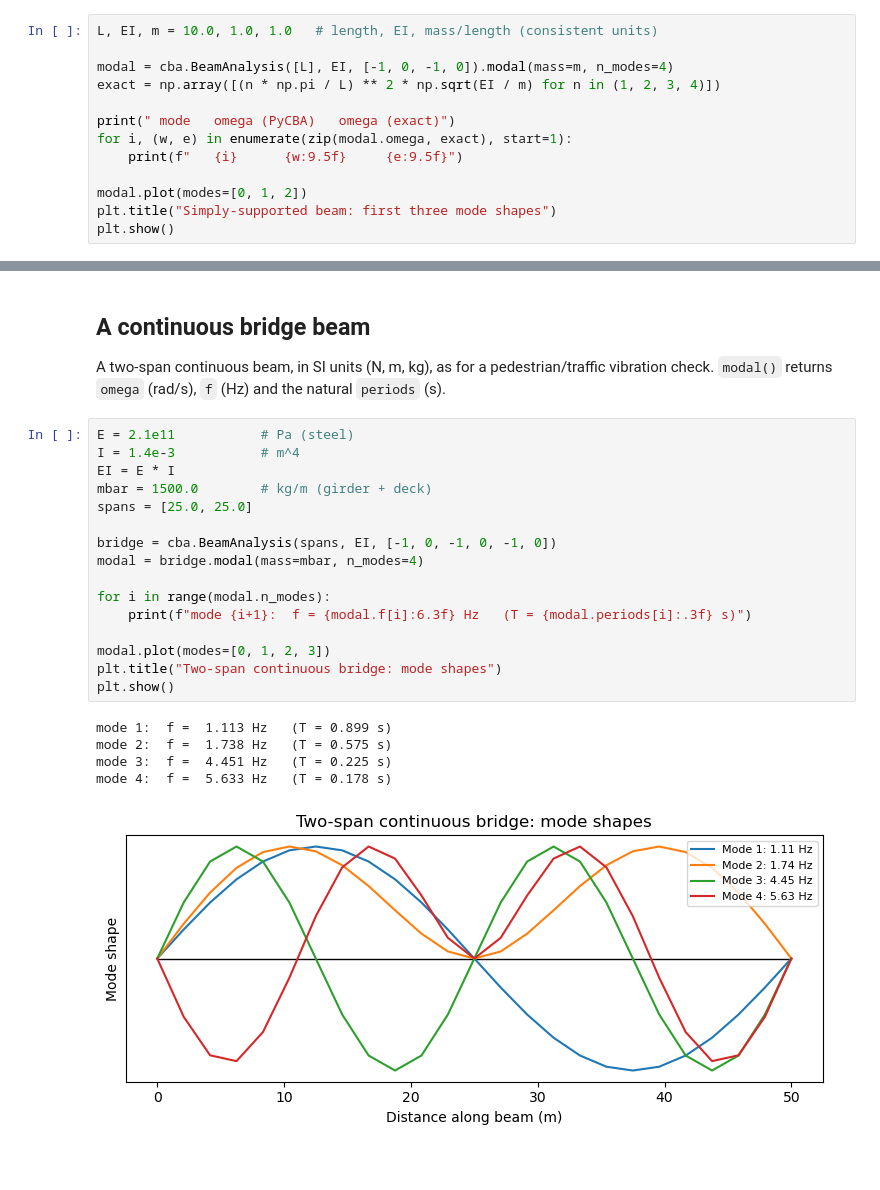
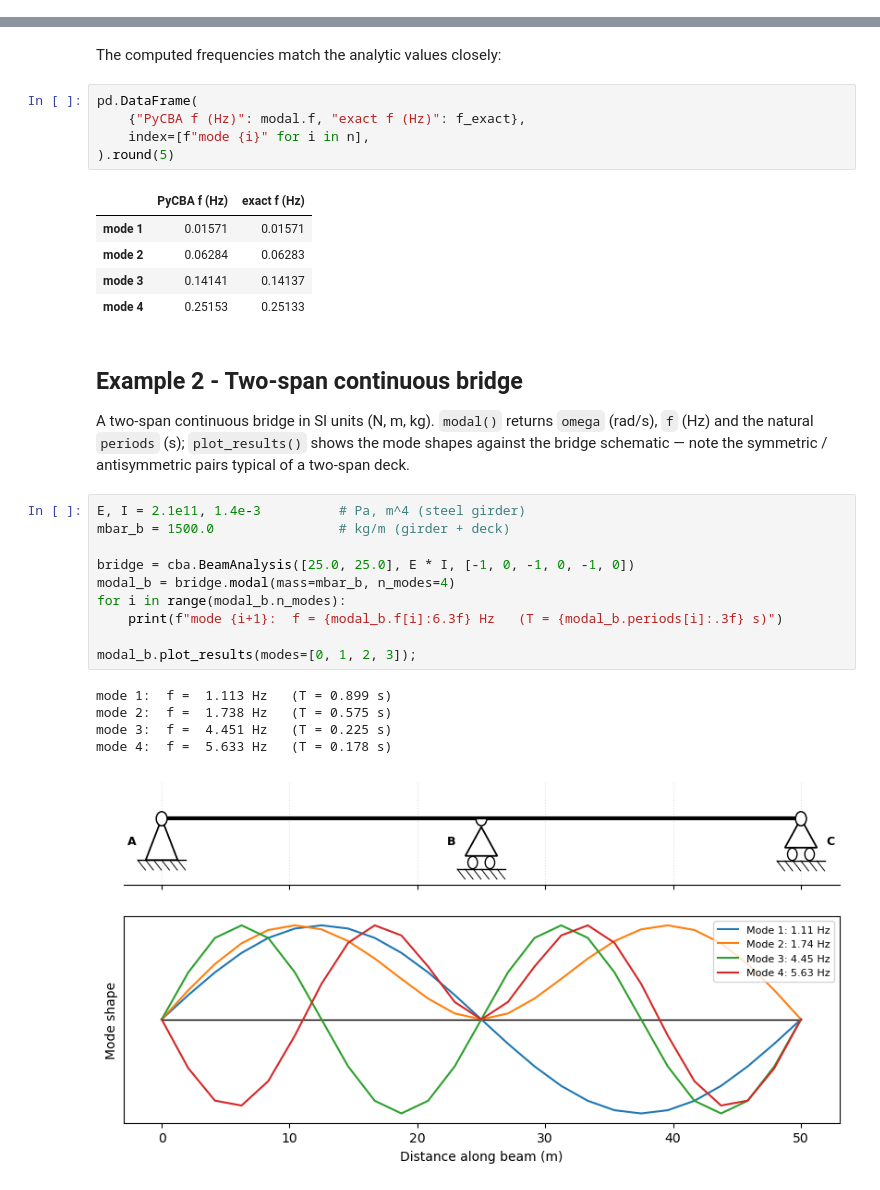
Before and after one commit to ccaprani/pycba, a Jupyter notebook: docs/source/notebooks/modal.ipynb, the cells around one changed output, grey strips where cells are left out. Drawn from its saved outputs; the diff is of its cells as text; blank space fills up the shorter version.

```diff
--- a/docs/source/notebooks/modal.ipynb
+++ b/docs/source/notebooks/modal.ipynb
@@ -21,13 +25,0 @@ $$ \omega_n = \left(\frac{n\pi}{L}\right)^2 \sqrt{\frac{EI}{\bar m}}. $$
-# %%
-L, EI, m = 10.0, 1.0, 1.0   # length, EI, mass/length (consistent units)
-
-modal = cba.BeamAnalysis([L], EI, [-1, 0, -1, 0]).modal(mass=m, n_modes=4)
-exact = np.array([(n * np.pi / L) ** 2 * np.sqrt(EI / m) for n in (1, 2, 3, 4)])
-
-print(" mode   omega (PyCBA)   omega (exact)")
-for i, (w, e) in enumerate(zip(modal.omega, exact), start=1):
-    print(f"   {i}      {w:9.5f}     {e:9.5f}")
-
-modal.plot(modes=[0, 1, 2])
-plt.title("Simply-supported beam: first three mode shapes")
-plt.show()
@@ -41,26 +47,33 @@ plt.show()
+# %% [markdown]
+The computed frequencies match the analytic values closely:
+# %%
+pd.DataFrame(
+    {"PyCBA f (Hz)": modal.f, "exact f (Hz)": f_exact},
+    index=[f"mode {i}" for i in n],
+).round(5)
+# %% [output]
+|  | PyCBA f (Hz) | exact f (Hz) |
+| mode 1 | 0.01571 | 0.01571 |
+| mode 2 | 0.06284 | 0.06283 |
+| mode 3 | 0.14141 | 0.14137 |
+| mode 4 | 0.25153 | 0.25133 |
 # %% [markdown]
-## A continuous bridge beam
+## Example 2 - Two-span continuous bridge
 
-A two-span continuous beam, in SI units (N, m, kg), as for a pedestrian/traffic vibration check. `modal()` returns `omega` (rad/s), `f` (Hz) and the natural `periods` (s).
+A two-span continuous bridge in SI units (N, m, kg). `modal()` returns `omega` (rad/s), `f` (Hz) and the natural `periods` (s); `plot_results()` shows the mode shapes against the bridge schematic — note the symmetric / antisymmetric pairs typical of a two-span deck.
 # %%
-E = 2.1e11           # Pa (steel)
-I = 1.4e-3           # m^4
-EI = E * I
-mbar = 1500.0        # kg/m (girder + deck)
-spans = [25.0, 25.0]
+E, I = 2.1e11, 1.4e-3          # Pa, m^4 (steel girder)
+mbar_b = 1500.0                # kg/m (girder + deck)
 
-bridge = cba.BeamAnalysis(spans, EI, [-1, 0, -1, 0, -1, 0])
-modal = bridge.modal(mass=mbar, n_modes=4)
+bridge = cba.BeamAnalysis([25.0, 25.0], E * I, [-1, 0, -1, 0, -1, 0])
+modal_b = bridge.modal(mass=mbar_b, n_modes=4)
+for i in range(modal_b.n_modes):
+    print(f"mode {i+1}:  f = {modal_b.f[i]:6.3f} Hz   (T = {modal_b.periods[i]:.3f} s)")
 
-for i in range(modal.n_modes):
-    print(f"mode {i+1}:  f = {modal.f[i]:6.3f} Hz   (T = {modal.periods[i]:.3f} s)")
-
-modal.plot(modes=[0, 1, 2, 3])
-plt.title("Two-span continuous bridge: mode shapes")
-plt.show()
+modal_b.plot_results(modes=[0, 1, 2, 3]);
 # %% [output]
 mode 1:  f =  1.113 Hz   (T = 0.899 s)
 mode 2:  f =  1.738 Hz   (T = 0.575 s)
 mode 3:  f =  4.451 Hz   (T = 0.225 s)
 mode 4:  f =  5.633 Hz   (T = 0.178 s)
-[figure, old version]
+[figure, new version]
```
Also changed, not shown: parts of 10 cells of this notebook, 3 other files.
